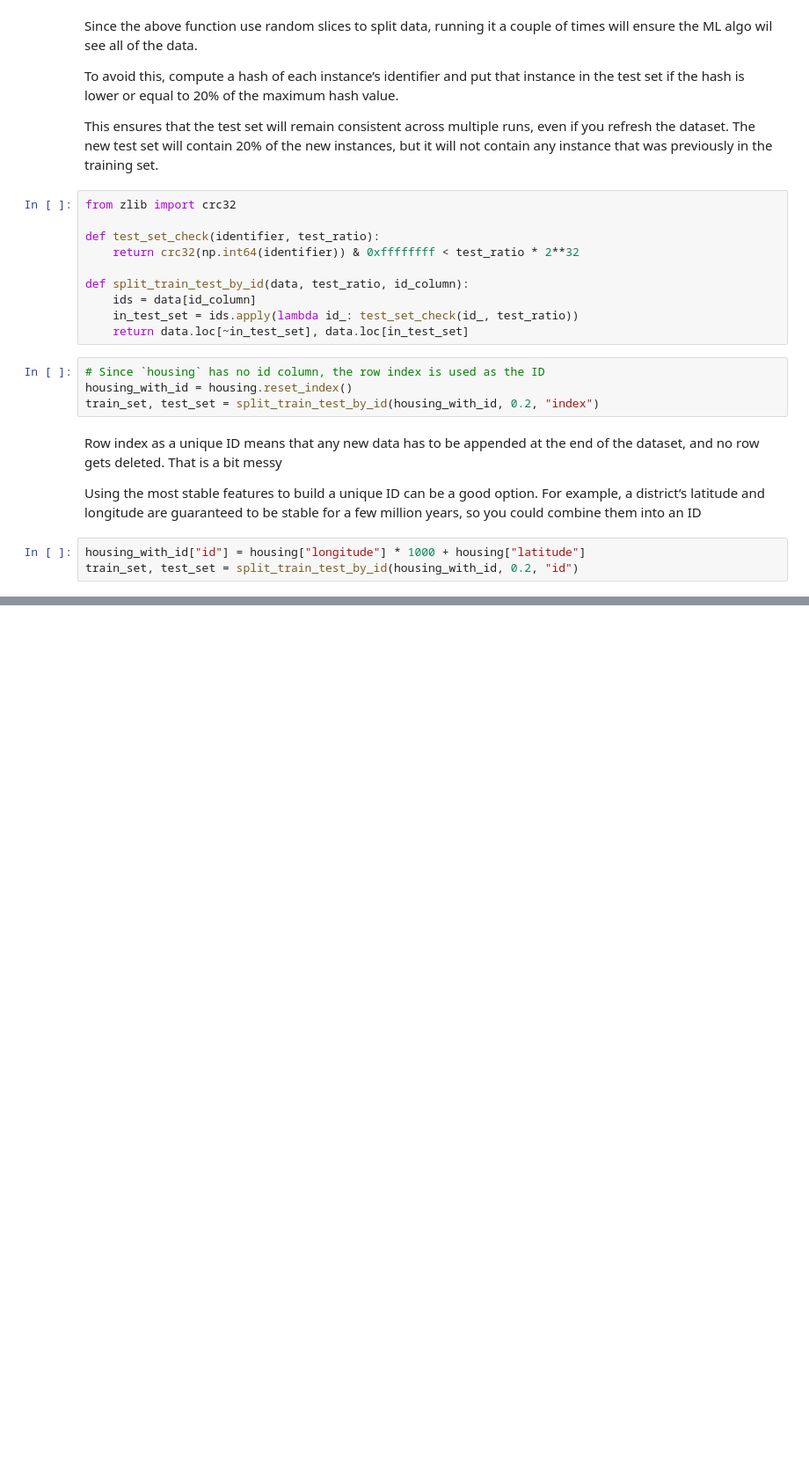
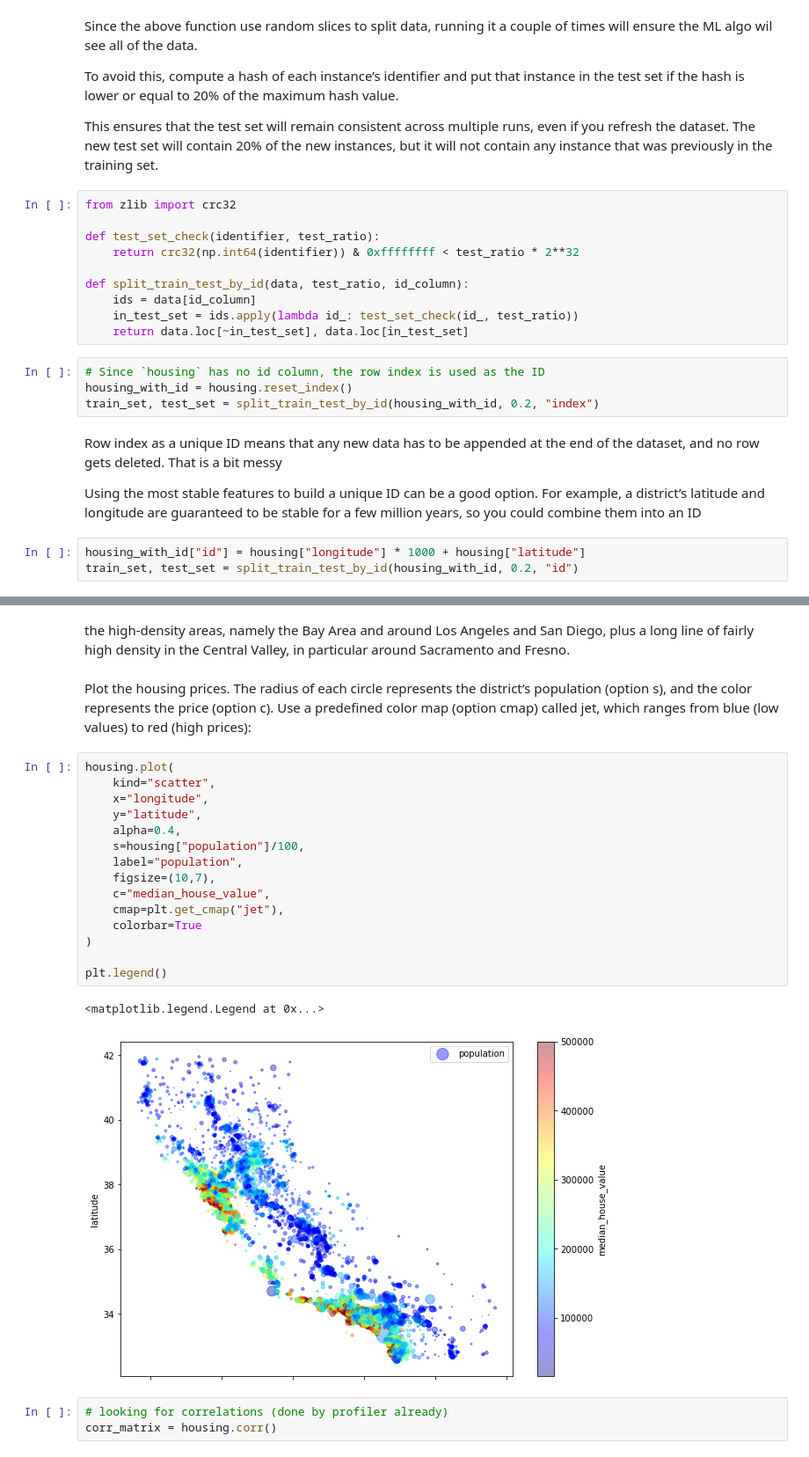
Before and after one commit to JobCollins/HOMLE, a Jupyter notebook: housing.ipynb, the cells around one changed output, grey strips where cells are left out. Shown at 88% size. Cells and saved outputs as stored; diff of their text form; blank space fills up the shorter version.

```diff
--- a/housing.ipynb
+++ b/housing.ipynb
@@ -94,0 +159,25 @@ train_set, test_set = split_train_test_by_id(housing_with_id, 0.2, "id")
+# %% [markdown]
+the high-density areas, namely the Bay Area and around Los Angeles and San Diego, plus a long line of fairly high density in the Central Valley, in particular around Sacramento and Fresno.
+# %% [markdown]
+Plot the housing prices. The radius of each circle represents the district’s population (option s), and the color represents the price (option c). Use a predefined color map (option cmap) called jet, which ranges from blue (low values) to red (high prices):
+# %%
+housing.plot(
+    kind="scatter",
+    x="longitude",
+    y="latitude",
+    alpha=0.4,
+    s=housing["population"]/100,
+    label="population",
+    figsize=(10,7),
+    c="median_house_value",
+    cmap=plt.get_cmap("jet"),
+    colorbar=True
+)
+
+plt.legend()
+# %% [output]
+<matplotlib.legend.Legend at 0x...>
+[figure, added]
+# %%
+# looking for correlations (done by profiler already)
+corr_matrix = housing.corr()
```
Also changed, not shown: parts of 96 cells of this notebook.
